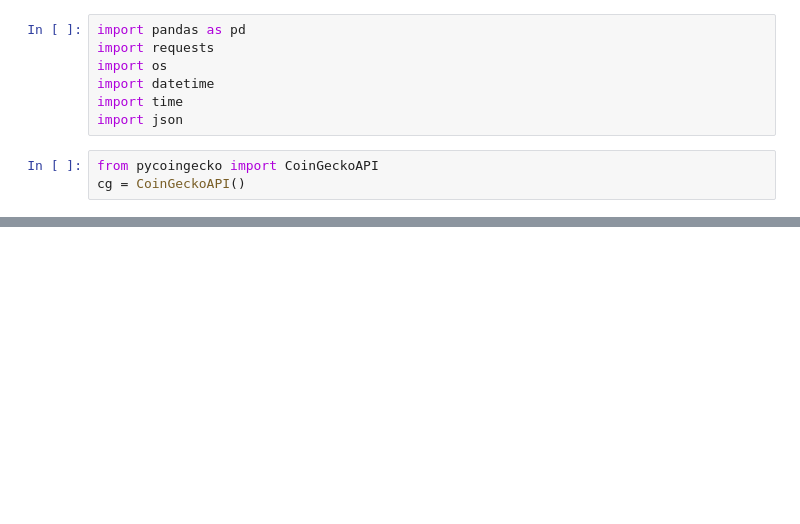
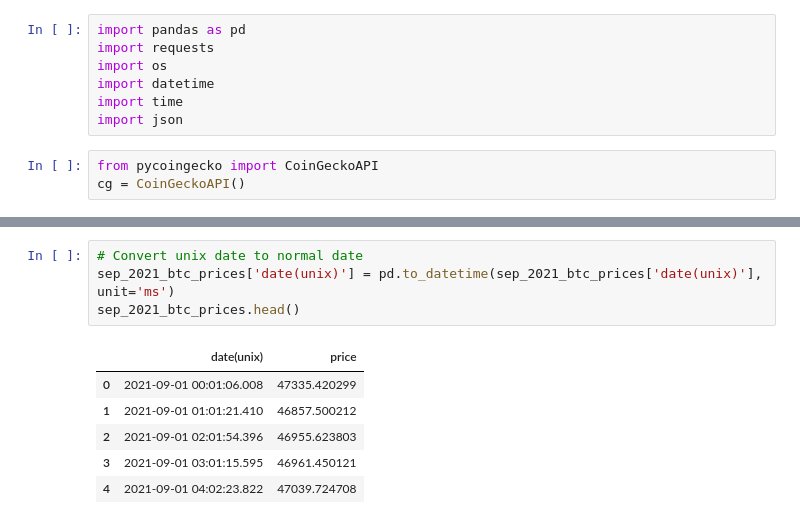
Before and after one commit to stipptracie/Crypto_notifier, a Jupyter notebook: test_code/coingecko.ipynb, the cells around one changed output, grey strips where cells are left out. Cells and saved outputs as stored; diff of their text form; blank space fills up the shorter version.

```diff
--- a/test_code/coingecko.ipynb
+++ b/test_code/coingecko.ipynb
@@ -28,0 +59,11 @@ cg.get_coin_market_chart_range_by_id('bitcoin','usd', start_date, end_date)
+# %%
+# Convert unix date to normal date
+sep_2021_btc_prices['date(unix)'] = pd.to_datetime(sep_2021_btc_prices['date(unix)'], unit='ms')
+sep_2021_btc_prices.head()
+# %% [output]
+|  | date(unix) | price |
+| 0 | 2021-09-01 00:01:06.008 | 47335.420299 |
+| 1 | 2021-09-01 01:01:21.410 | 46857.500212 |
+| 2 | 2021-09-01 02:01:54.396 | 46955.623803 |
+| 3 | 2021-09-01 03:01:15.595 | 46961.450121 |
+| 4 | 2021-09-01 04:02:23.822 | 47039.724708 |
```
Also changed, not shown: parts of 11 cells of this notebook, 2 other files.
